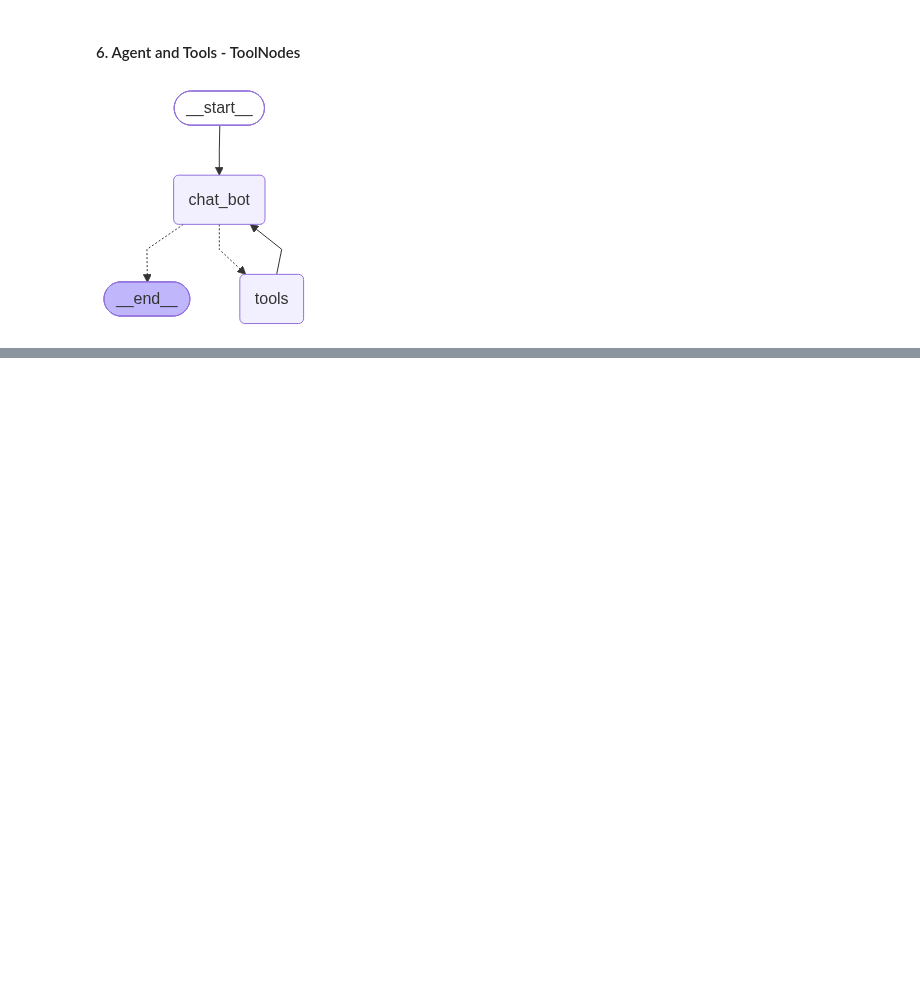
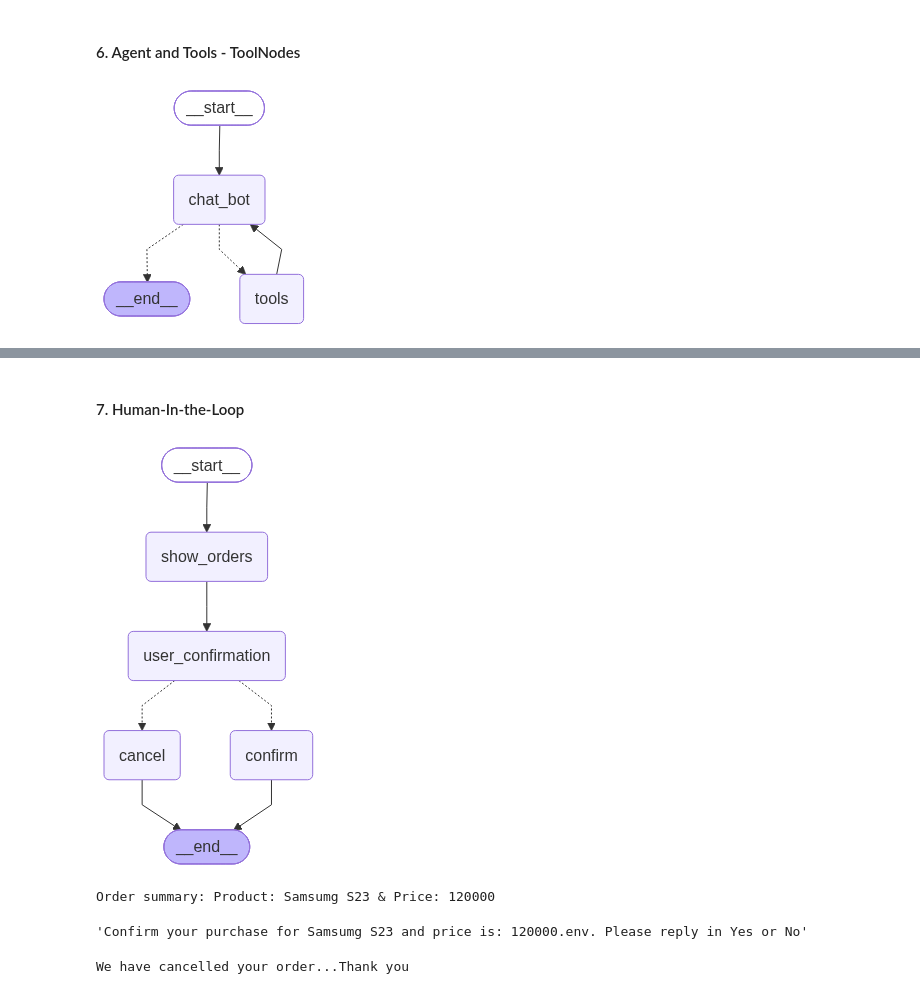
Before and after one commit to Tgnks/LangGraph_learning_Module, a Jupyter notebook: langgraph_concept.ipynb, the cells around one changed output, grey strips where cells are left out. Drawn from its saved outputs; the diff is of its cells as text; code cells hidden in the pictures; blank space fills up the shorter version.

Commit message:
Update resume logic in graph

```diff
--- a/langgraph_concept.ipynb
+++ b/langgraph_concept.ipynb
@@ -507,0 +507,75 @@ Tool calls: [{'name': 'weather_tool', 'args': {'city': 'Mumbai'}, 'id': 'fc_036e
+# %% [markdown]
+#### 7. Human-In-the-Loop
+# %%
+from pydantic import BaseModel
+from typing import Literal
+from langgraph.graph import StateGraph, START, END
+from langgraph.types import interrupt, Command
+from langgraph.checkpoint.memory import InMemorySaver
+
+class PurchaseState(BaseModel):
+    item: str =""
+    price: int = 0
+    confirmed: bool = False
+    status: str = ""
+
+def show_orders(state:PurchaseState) -> PurchaseState:
+    print(f"Order summary: Product: {state.item} & Price: {state.price}")
+    return state
+
+def user_confirmation(state:PurchaseState)-> PurchaseState:
+    response = interrupt(
+        {
+            "question":f"Confirm your purchase for {state.item} and price is: {state.price}.env. Please reply in Yes or No"
+        }
+    )
+    state.confirmed = response.lower() == "yes"
+    return state
+
+def order_cancel(state:PurchaseState) -> PurchaseState:
+    print("We have cancelled your order...Thank you")
+    return state
+
+def order_confirm(state:PurchaseState)-> PurchaseState:
+    print("We have successfully placed you order..")
+    return state
+# This is not my node
+def router(state:PurchaseState) -> Literal["cancel", "confirm"]:
+    if state.confirmed:
+        return "conmfirm"
+    return "cancel"
+
+
+graph = StateGraph(PurchaseState)
+graph.add_node("show_orders", show_orders)
+graph.add_node("user_confirmation",user_confirmation)
+graph.add_node("cancel", order_cancel)
+graph.add_node("confirm", order_confirm)
+
+graph.add_edge(START, "show_orders")
+graph.add_edge("show_orders", "user_confirmation")
+graph.add_conditional_edges("user_confirmation", router)
+graph.add_edge("cancel", END)
+graph.add_edge("confirm", END)
+
+final_graph = graph.compile(checkpointer=InMemorySaver())
+final_graph
+# %% [output]
+[figure, added]
+# %%
+res = final_graph.invoke(
+    {"item":"Samsumg S23", "price":120000},
+    {"configurable": {"thread_id":"asd6"}}
+)
+res["__interrupt__"][0].value["question"]
+# %% [output]
+Order summary: Product: Samsumg S23 & Price: 120000
+'Confirm your purchase for Samsumg S23 and price is: 120000.env. Please reply in Yes or No'
+# %%
+res = final_graph.invoke(
+    Command(resume= "no"),
+    {"configurable":{"thread_id":"asd10"}}
+
+)
+# %% [output]
+We have cancelled your order...Thank you
```
Also changed, not shown: parts of 10 cells of this notebook, 1 other file.
